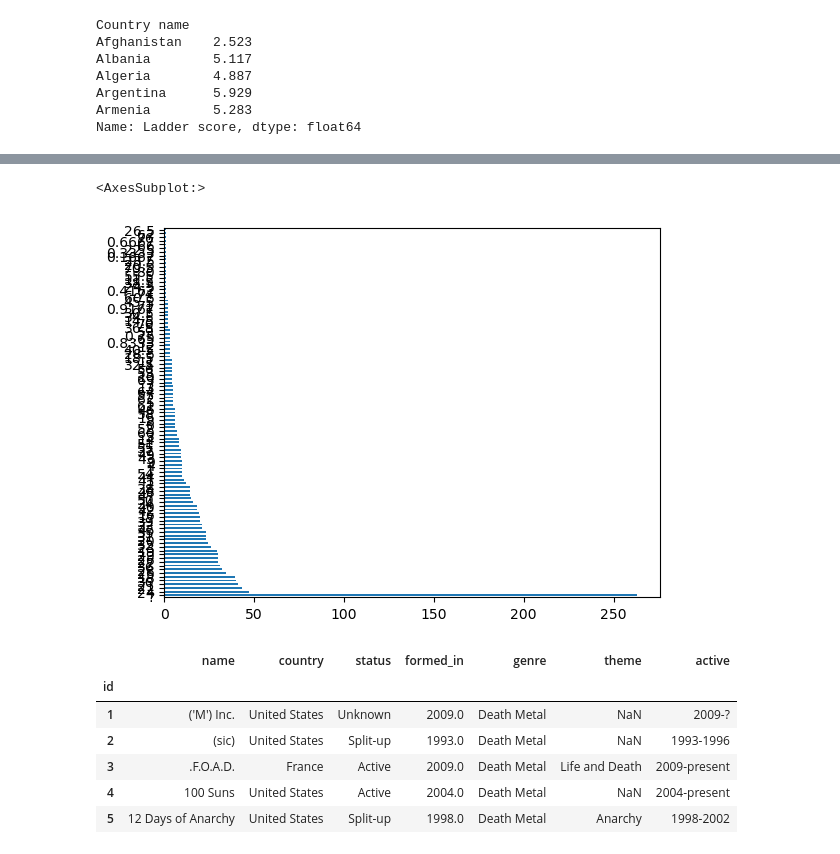
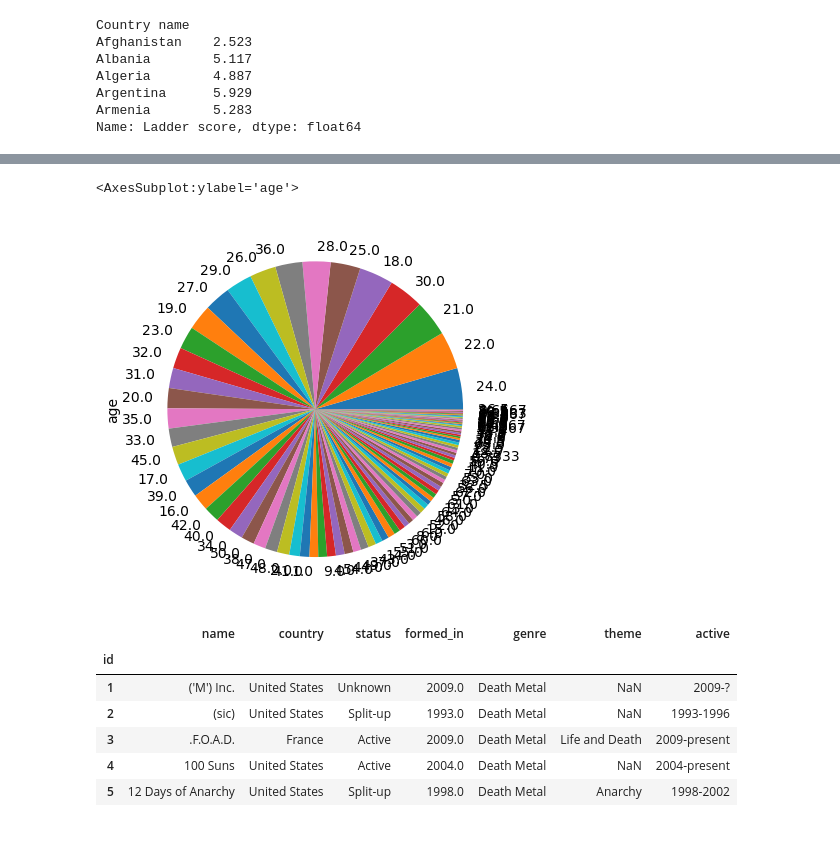
Before and after one commit to dennisowusu123/DATA-ANALYTICS-GT, a Jupyter notebook: DataScience/DataAnalysis/01_Dataframes.ipynb, the cells around one changed output, grey strips where cells are left out. Saved outputs shown, nothing was run; the diff lists cells and outputs as text; code cells hidden in the pictures.

```diff
--- a/DataScience/DataAnalysis/01_Dataframes.ipynb
+++ b/DataScience/DataAnalysis/01_Dataframes.ipynb
@@ -1157,10 +1159,10 @@ titanic.head()
 | Allison, Mr. Hudson Joshua Creighton | 1 | 0 | male | 30 | 1 | 2 | 113781 | 151.55 | C22 C26 | S | ? | ... |
 | Allison, Mrs. Hudson J C (Bessie ... | 1 | 0 | female | 25 | 1 | 2 | 113781 | 151.55 | C22 C26 | S | ? | ... |
 # %%
-titanic['age'].value_counts().plot(kind='barh')
+titanic['age'].value_counts().plot(kind='pie')
 # %% [output]
-<AxesSubplot:>
+<AxesSubplot:ylabel='age'>
-[figure, old version]
+[figure, new version]
 # %%
 band=pd.read_csv('data/bands.csv', index_col=0)
 band.head()
```
Also changed, not shown: parts of 9 cells of this notebook, 1 other file.
